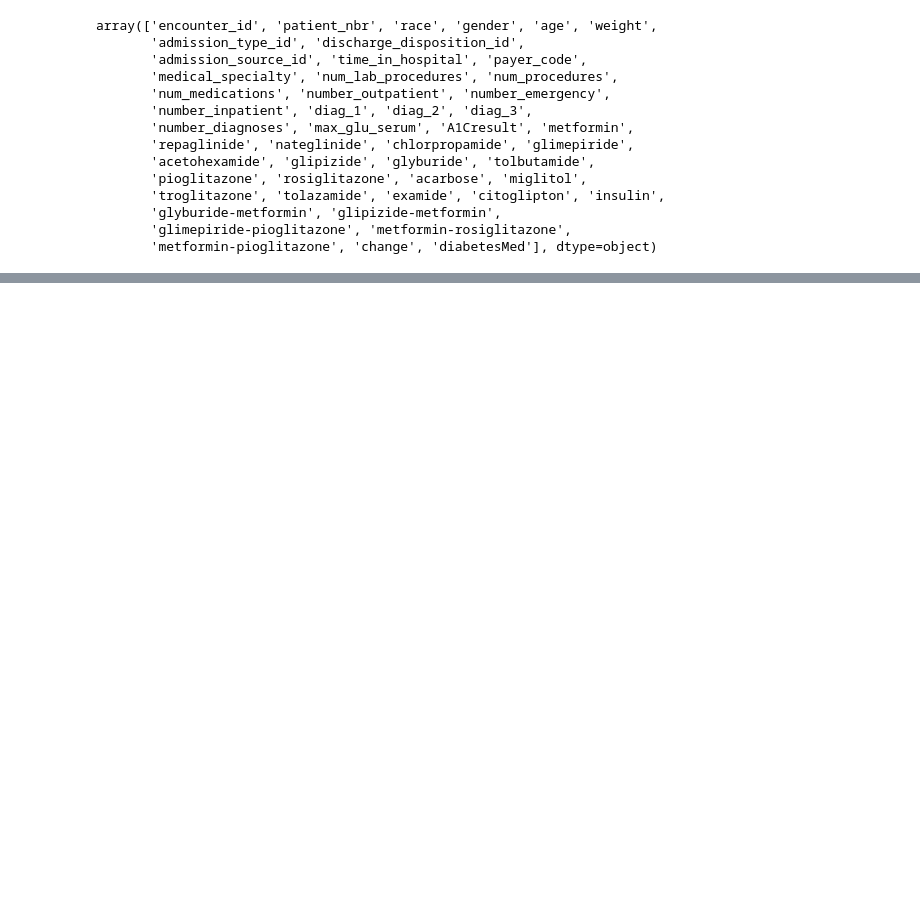
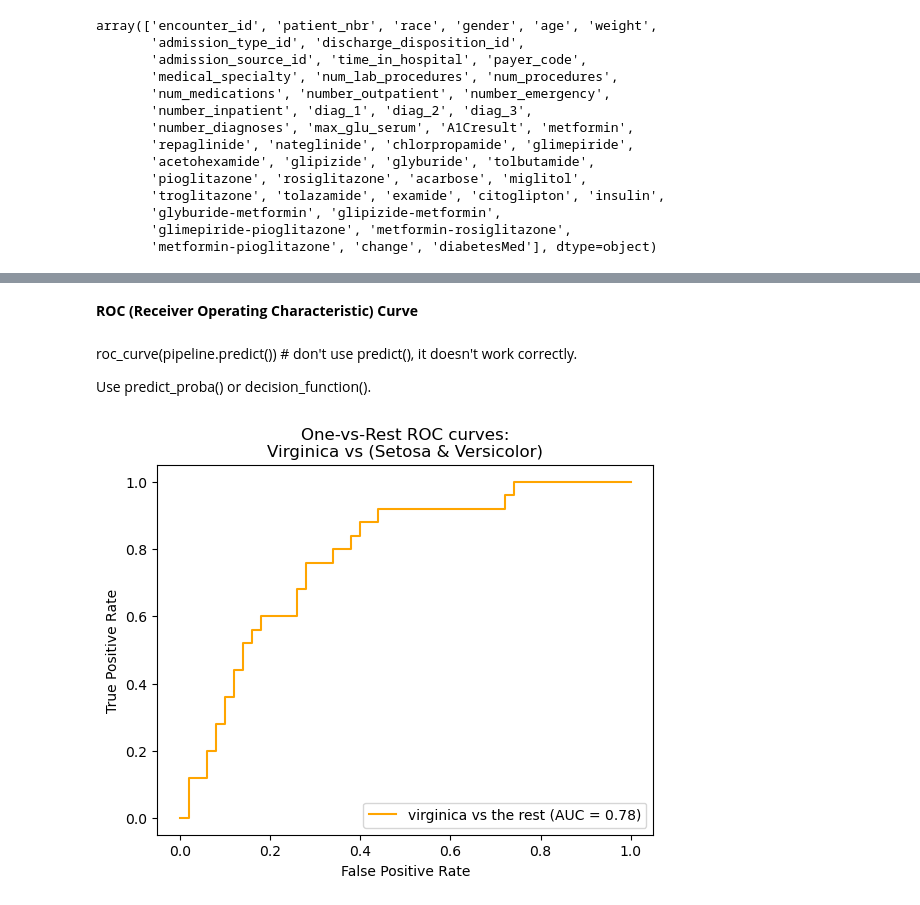
Before and after one commit to di-ton/Machine-Learning, a Jupyter notebook: Model-Training-and-Improvement/model_training_and_improvement.ipynb, the cells around one changed output, grey strips where cells are left out. Drawn from its saved outputs; the diff is of its cells as text; code cells hidden in the pictures; blank space fills up the shorter version.

```diff
--- a/Model-Training-and-Improvement/model_training_and_improvement.ipynb
+++ b/Model-Training-and-Improvement/model_training_and_improvement.ipynb
@@ -573,0 +1067,6 @@ array(['NO', 'NO', 'NO', '>30', '>30', 'NO', '>30', 'NO', '>30', '>30'],
+# %% [markdown]
+<b>ROC (Receiver Operating Characteristic) Curve</b>
+# %% [markdown]
+roc_curve(pipeline.predict()) # don't use predict(), it doesn't work correctly.
+
+Use predict_proba() or decision_function().
@@ -573,0 +1089,26 @@ array(['NO', 'NO', 'NO', '>30', '>30', 'NO', '>30', 'NO', '>30', '>30'],
+# %%
+classifier = LogisticRegression()
+y_score = classifier.fit(X_train, y_train).predict_proba(X_test)
+# %%
+label_binarizer = LabelBinarizer().fit(y_train)
+y_onehot_test = label_binarizer.transform(y_test)
+
+label_binarizer.transform(["virginica"])
+
+class_of_interest = "virginica"
+class_id = np.flatnonzero(label_binarizer.classes_ == class_of_interest)[0]
+# %%
+display = RocCurveDisplay.from_predictions(
+    y_onehot_test[:, class_id],
+    y_score[:, class_id],
+    name=f"{class_of_interest} vs the rest",
+    color="orange",
+    # plot_chance_level=True,
+)
+_ = display.ax_.set(
+    xlabel="False Positive Rate",
+    ylabel="True Positive Rate",
+    title="One-vs-Rest ROC curves:\nVirginica vs (Setosa & Versicolor)",
+)
+# %% [output]
+[figure, added]
```
Also changed, not shown: parts of 91 cells of this notebook, 2 other files.
